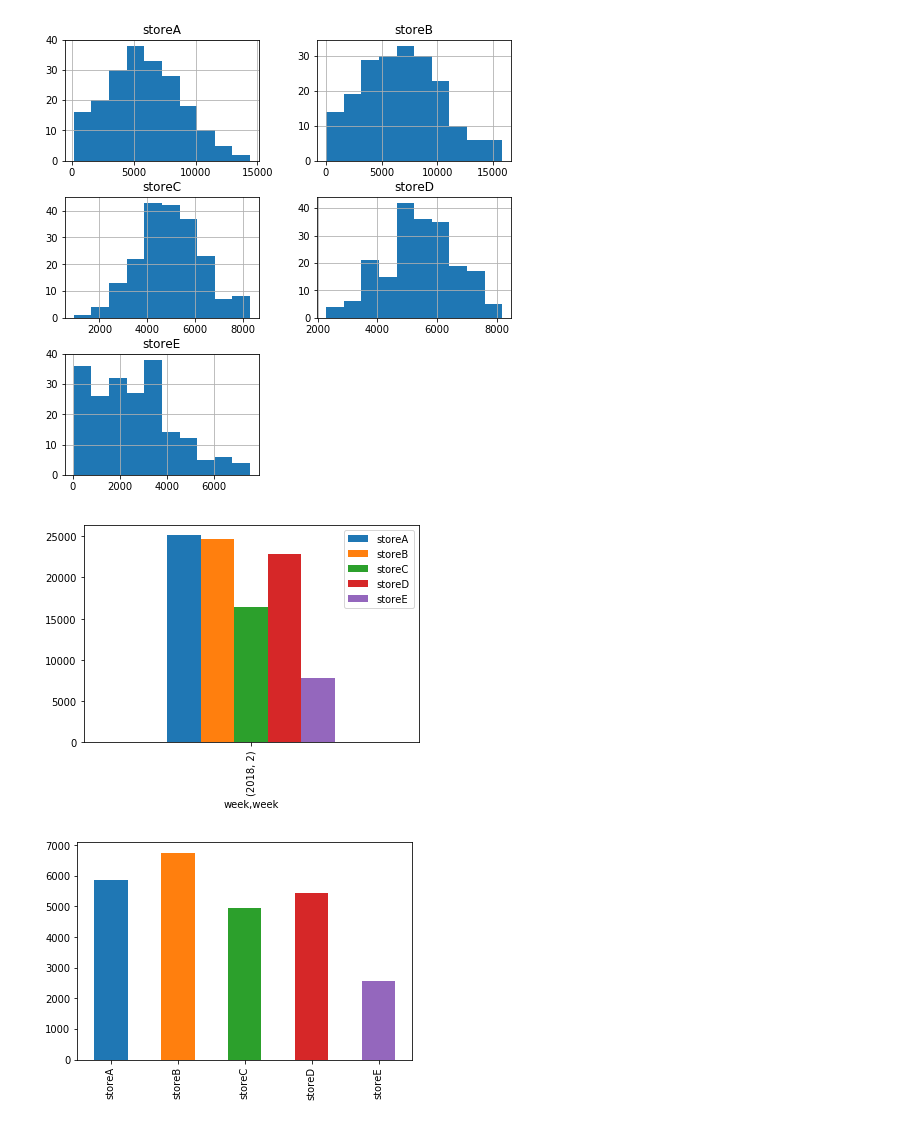
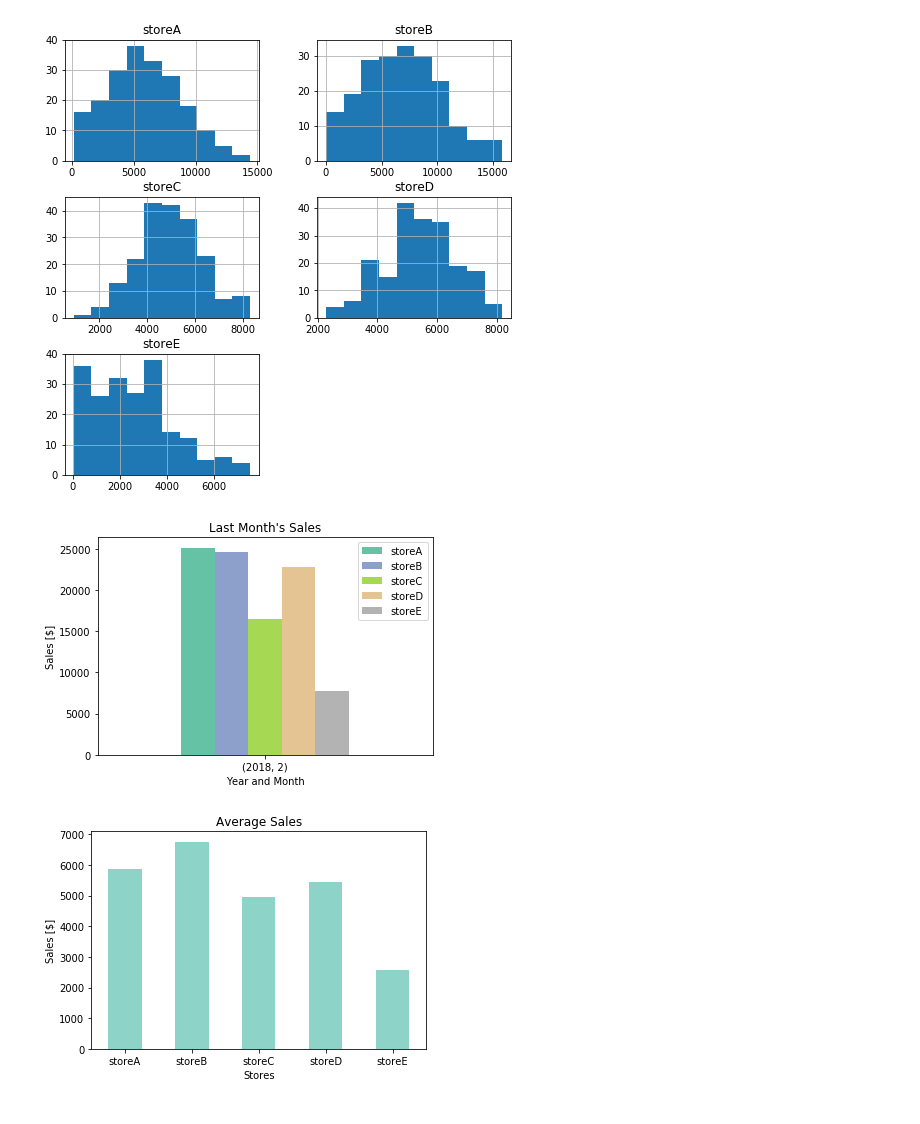
Before and after one commit to m-soro/Data_Analyst, a Jupyter notebook: modules/data_analysis_process/communicate_quiz.ipynb, the cells around one changed output. Cells and saved outputs as stored; diff of their text form; code cells hidden in the pictures.

```diff
--- a/modules/data_analysis_process/communicate_quiz.ipynb
+++ b/modules/data_analysis_process/communicate_quiz.ipynb
@@ -26,15 +26,17 @@ df.hist(figsize=(8,8));
 # %%
 # sales for the last month
 summary = df.groupby([df['week'].dt.year, df['week'].dt.month]).sum()
 
-summary[-1:].plot(kind='bar');
+ax = summary[-1:].plot(kind='bar',rot=0, colormap='Set2');
+ax.set(xlabel="Year and Month", ylabel="Sales [$]",title='Last Month\'s Sales');
 # %% [output]
-[figure, old version]
+[figure, new version]
 # %%
 # average sales
-df.mean().plot(kind='bar');
+ax = df.mean().plot(kind='bar',rot=0, colormap='Set3');
+ax.set(xlabel="Stores", ylabel="Sales [$]",title='Average Sales');
 # %% [output]
-[figure, old version]
+[figure, new version]
 # %%
 # sales for the week of March 13th, 2016
 specific_week = df[df['week']== 'March 13, 2016']
```
Also changed, not shown: parts of 2 cells of this notebook, 1 other file.
